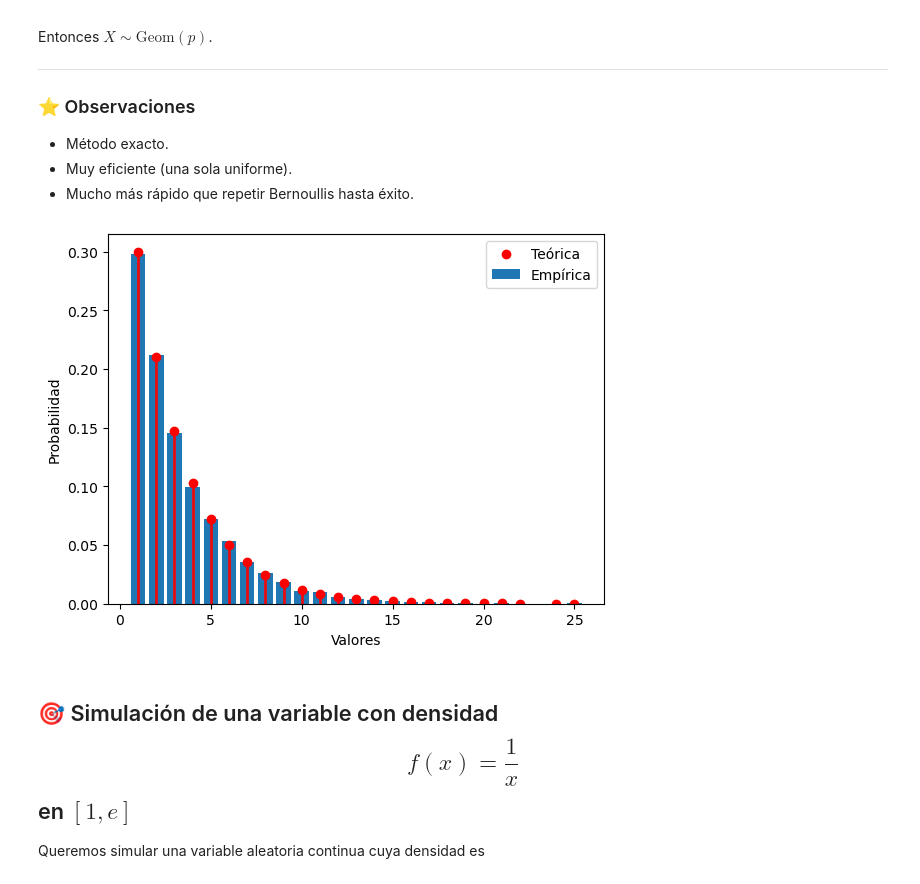
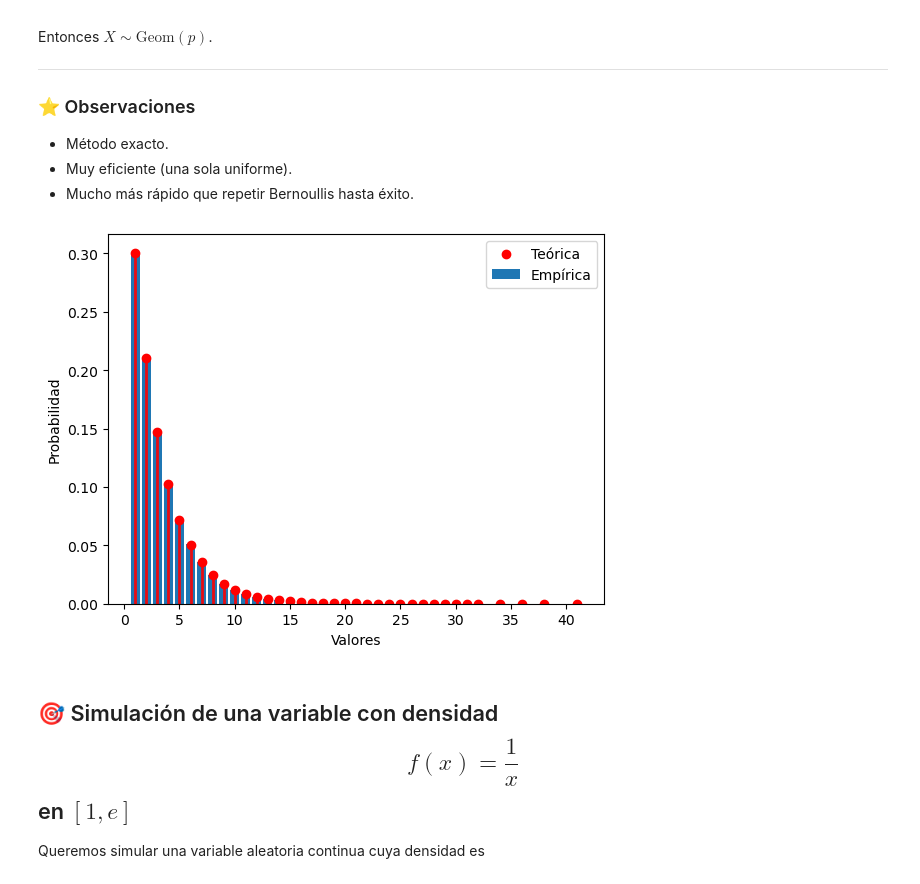
Before and after one commit to yaelrsc/Computaci-n-estad-stica-2026-2, a Jupyter notebook: Simulation/Simulation_of_random_variables.ipynb, the cells around one changed output. Cells and saved outputs as stored; diff of their text form; code cells hidden in the pictures.

```diff
--- a/Simulation/Simulation_of_random_variables.ipynb
+++ b/Simulation/Simulation_of_random_variables.ipynb
@@ -1553,8 +589,8 @@ class Geometrica(RandomVariableSimulator):
 # %%
 g = Geometrica(0.3)
-g.plot(10000)
+g.plot(500000)
 # %% [output]
-[figure, old version]
+[figure, new version]
 # %% [markdown]
 ## 🎯 Simulación de una variable con densidad  $$ f(x)=\frac{1}{x}$$  en $[1,e]$
 
```
Also changed, not shown: parts of 32 cells of this notebook, 1 other file.
